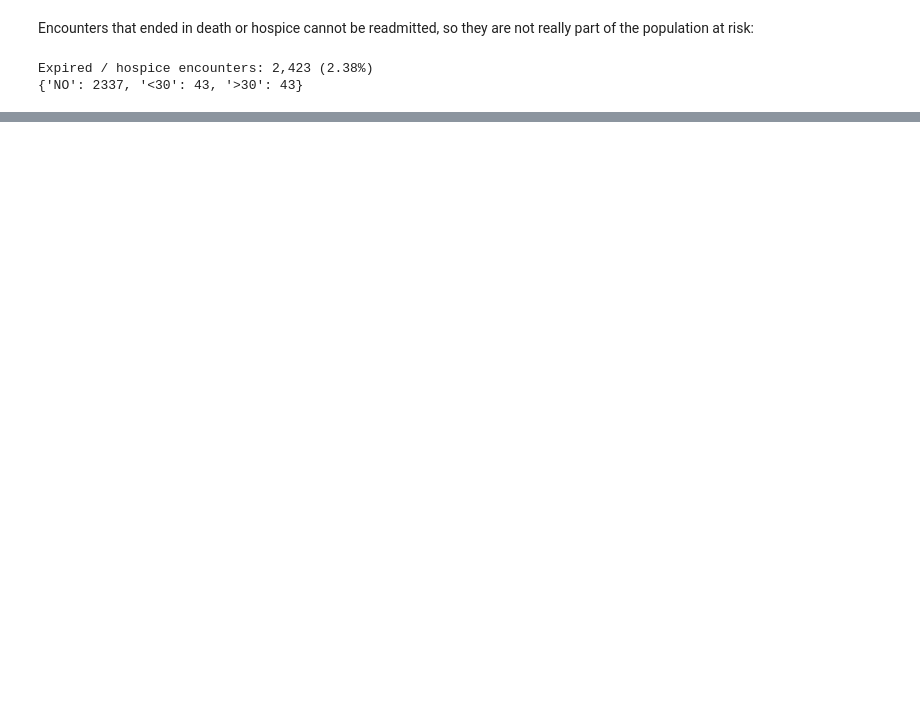
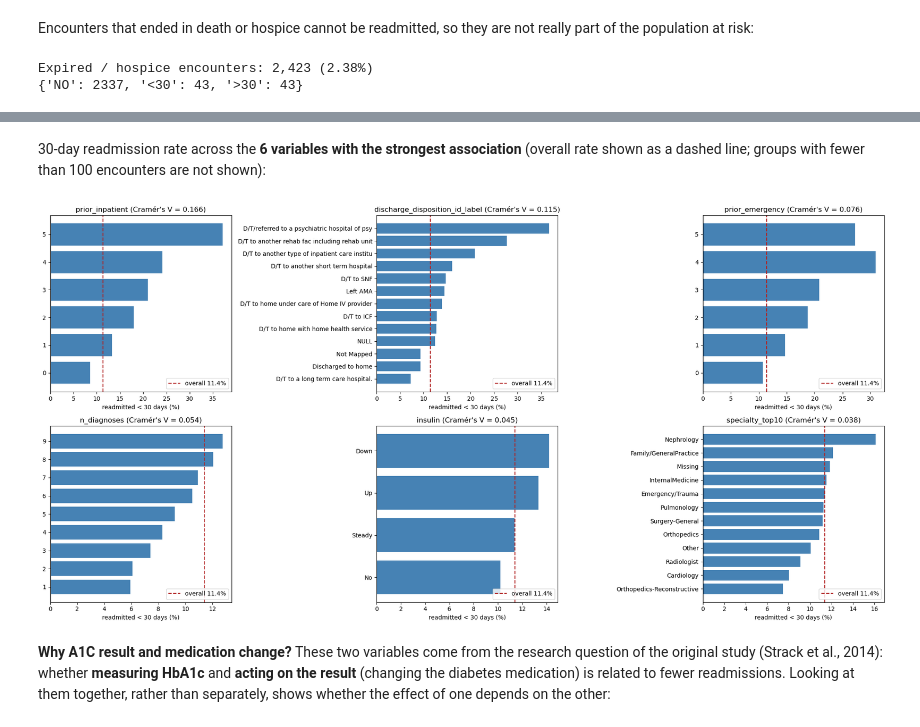
Before and after one commit to Phat-1233/Project_LTKHDL, a Jupyter notebook: notebooks/01_collection_exploration.ipynb, the cells around one changed output, grey strips where cells are left out. Saved outputs shown, nothing was run; the diff lists cells and outputs as text; code cells hidden in the pictures; blank space fills up the shorter version.

```diff
--- a/notebooks/01_collection_exploration.ipynb
+++ b/notebooks/01_collection_exploration.ipynb
@@ -579,0 +727,24 @@ Expired / hospice encounters: 2,423 (2.38%)
+# %% [markdown]
+30-day readmission rate across the **6 variables with the strongest association** (overall rate shown as a dashed line; groups with fewer than 100 encounters are not shown):
+# %%
+overall = at_risk["readmit_30"].mean() * 100
+top6 = association.index[:6]
+
+fig, axes = plt.subplots(2, 3, figsize=(20, 10))
+for ax, col in zip(axes.ravel(), top6):
+    rate = readmission_rate(at_risk, col)
+    rate = rate[rate["n"] >= 100]
+    if not pd.api.types.is_numeric_dtype(rate.index):   # keep the natural order for counts
+        rate = rate.sort_values("rate")
+    labels = rate.index.astype(str).str.replace("Discharged/transferred", "D/T").str[:45]
+    ax.barh(labels, rate["rate"], color="steelblue")
+    ax.axvline(overall, color="firebrick", linestyle="--", label=f"overall {overall:.1f}%")
+    ax.set_title(f"{col} (Cramér's V = {association.loc[col, 'cramers_v']:.3f})")
+    ax.set_xlabel("readmitted < 30 days (%)")
+    ax.legend(loc="lower right")
+plt.tight_layout()
+plt.show()
+# %% [output]
+[figure, added]
+# %% [markdown]
+**Why A1C result and medication change?** These two variables come from the research question of the original study (Strack et al., 2014): whether **measuring HbA1c** and **acting on the result** (changing the diabetes medication) is related to fewer readmissions. Looking at them together, rather than separately, shows whether the effect of one depends on the other:
```
Also changed, not shown: parts of 18 cells of this notebook, 1 other file.
